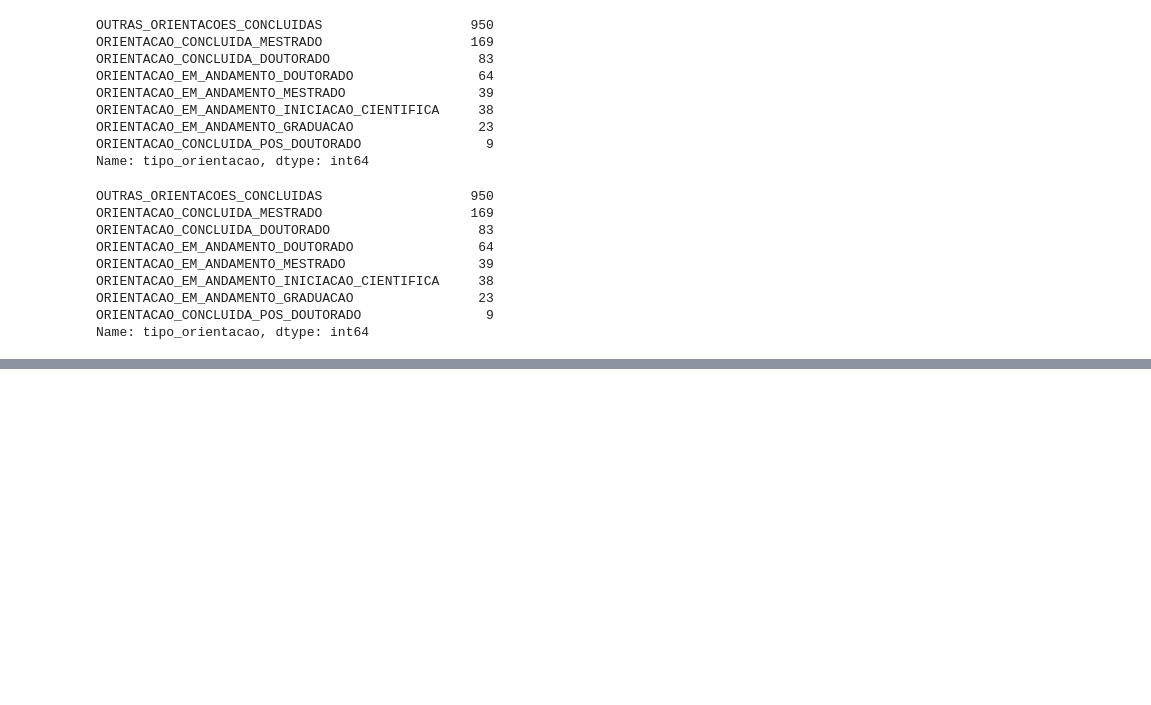
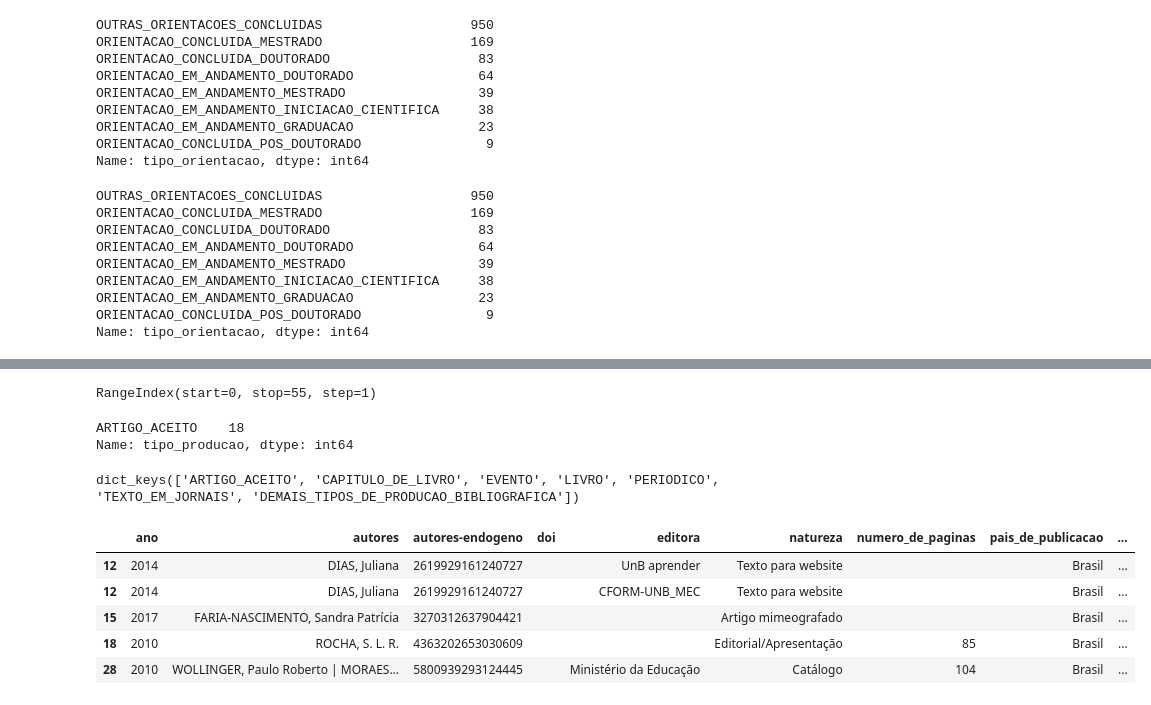
Before and after one commit to wagneralbjr/Tratamento-Perfis-UnB, a Jupyter notebook: Trata Base e-lattes.ipynb, the cells around one changed output, grey strips where cells are left out. Drawn from its saved outputs; the diff is of its cells as text; code cells hidden in the pictures; blank space fills up the shorter version.

Commit message:
Coluna  produção bibiográfica tratada, talvez tenha de modificar o campo de autores,pq foi feito um join dos nomes de autores ao invés de normaliza-los

```diff
--- a/Trata Base e-lattes.ipynb
+++ b/Trata Base e-lattes.ipynb
@@ -221,3 +212,0 @@ pd.DataFrame(aux2).head()
-# %%
-a = df.loc[0,'producao_bibiografica']['EVENTO']
-pd.DataFrame(a)
@@ -252,0 +278,25 @@ df.loc[0,'producao_bibiografica']
+# %%
+df_prod_bibiografica = trata_producao_bibiografica(df)
+df_prod_bibiografica = trata_producao_bibiografica(df)
+# %%
+df.index
+# %% [output]
+RangeIndex(start=0, stop=55, step=1)
+# %%
+df.join(pd.concat(df_prod_bibiografica['ARTIGO_ACEITO'])).tipo_producao.value_counts()
+# %% [output]
+ARTIGO_ACEITO    18
+Name: tipo_producao, dtype: int64
+# %%
+df_prod_bibiografica.keys()
+# %% [output]
+dict_keys(['ARTIGO_ACEITO', 'CAPITULO_DE_LIVRO', 'EVENTO', 'LIVRO', 'PERIODICO', 'TEXTO_EM_JORNAIS', 'DEMAIS_TIPOS_DE_PRODUCAO_BIBLIOGRAFICA'])
+# %%
+pd.concat(df_prod_bibiografica['DEMAIS_TIPOS_DE_PRODUCAO_BIBLIOGRAFICA']).head()
+# %% [output]
+|  | ano | autores | autores-endogeno | doi | editora | natureza | numero_de_paginas | pais_de_publicacao | ... |
+| 12 | 2014 | DIAS, Juliana | 2619929161240727 |  | UnB aprender | Texto para website |  | Brasil | ... |
+| 12 | 2014 | DIAS, Juliana | 2619929161240727 |  | CFORM-UNB_MEC | Texto para website |  | Brasil | ... |
+| 15 | 2017 | FARIA-NASCIMENTO, Sandra Patrícia | 3270312637904421 |  |  | Artigo mimeografado |  | Brasil | ... |
+| 18 | 2010 | ROCHA, S. L. R. | 4363202653030609 |  |  | Editorial/Apresentação | 85 | Brasil | ... |
+| 28 | 2010 | WOLLINGER, Paulo Roberto | MORAES... | 5800939293124445 |  | Ministério da Educação | Catálogo | 104 | Brasil | ... |
```
Also changed, not shown: parts of 8 cells of this notebook.
